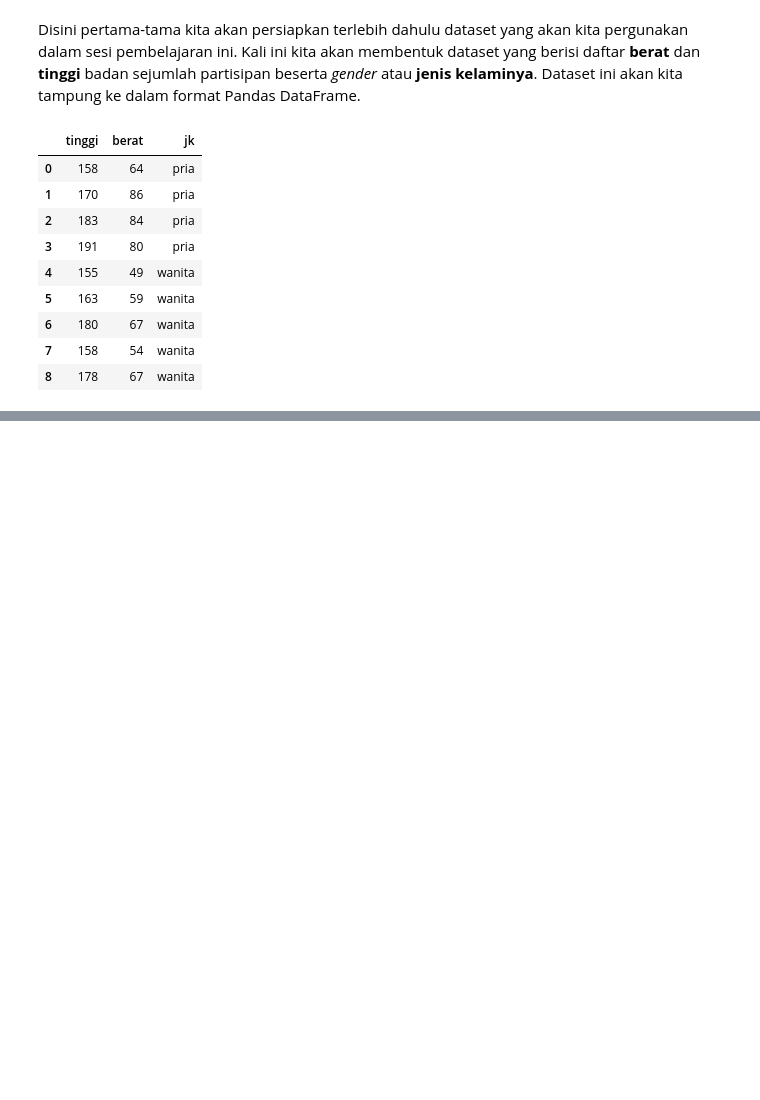
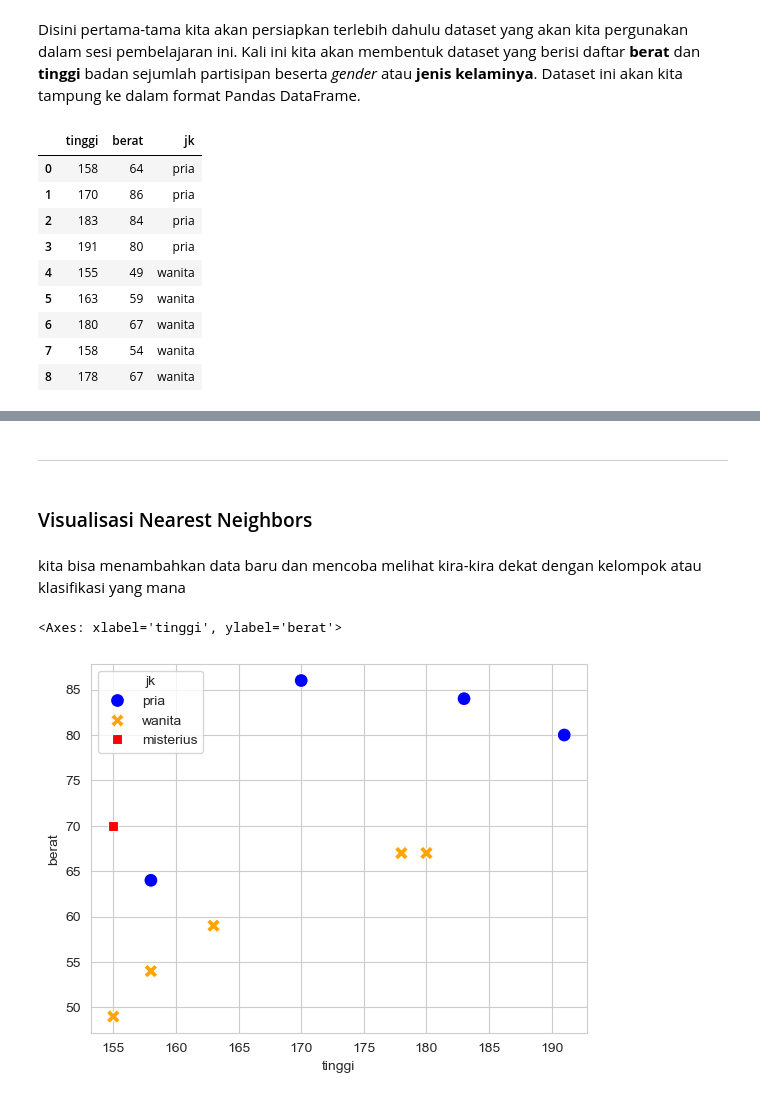
Before and after one commit to agungwahyuprayogo/Machine-Learning-with-Python-Scikit-Learning, a Jupyter notebook: 006 Classification dengan K-Nearest Neighbors.ipynb, the cells around one changed output, grey strips where cells are left out. Drawn from its saved outputs; the diff is of its cells as text; code cells hidden in the pictures; blank space fills up the shorter version.

```diff
--- a/006 Classification dengan K-Nearest Neighbors.ipynb
+++ b/006 Classification dengan K-Nearest Neighbors.ipynb
@@ -39,0 +236,21 @@ Kalau kita lihat dari hasil dataset diatas yang diubah dalam bentuk Pandas DataF
+# %% [markdown]
+---
+# %% [markdown]
+### Visualisasi Nearest Neighbors
+# %% [markdown]
+kita bisa menambahkan data baru dan mencoba melihat kira-kira dekat dengan kelompok atau klasifikasi yang mana
+# %%
+data_baru = pd.DataFrame({
+    'tinggi': [155],
+    'berat': [70],
+    'jk': ['misterius']
+})
+# %%
+df_plot = pd.concat([sensus_df, data_baru], ignore_index=True)
+# %%
+sns.set_style("whitegrid")
+sns.scatterplot(data=df_plot, x='tinggi', y='berat', hue='jk', style='jk',
+                s=100, palette={'pria': 'blue', 'wanita': 'orange', 'misterius': 'red'})
+# %% [output]
+<Axes: xlabel='tinggi', ylabel='berat'>
+[figure, added]
```
Also changed, not shown: parts of 61 cells of this notebook.
